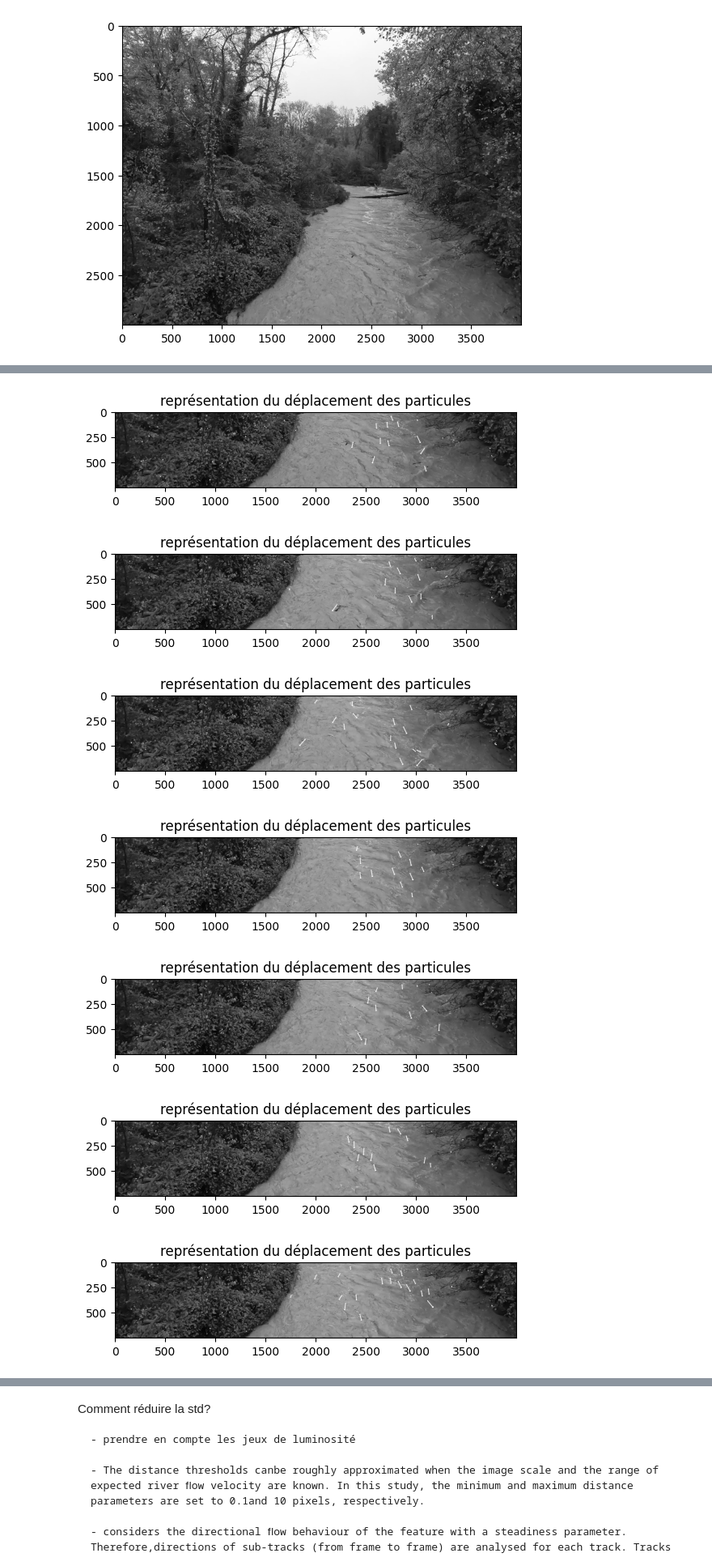
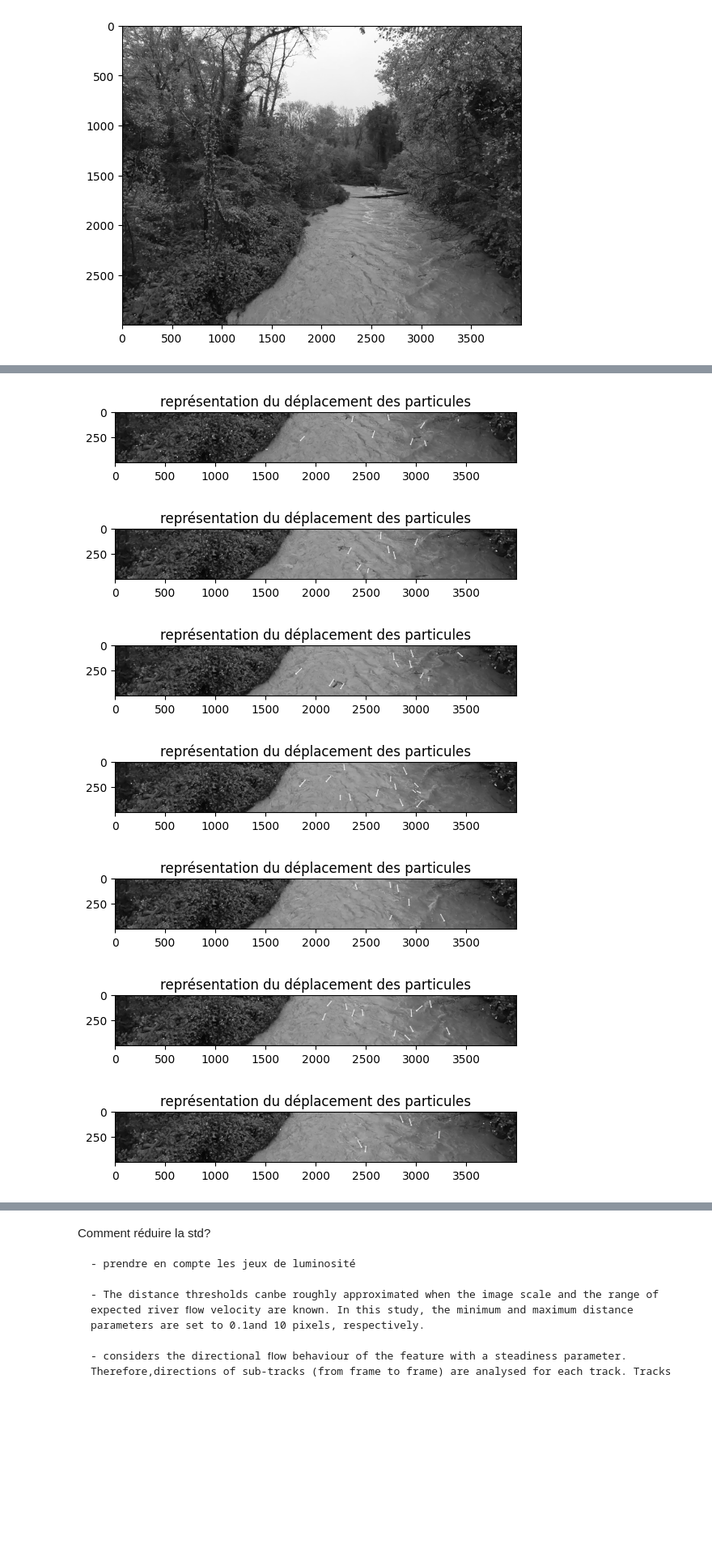
Before and after one commit to rosa-github/Design-Project, a Jupyter notebook: tracking_v2.ipynb, the cells around one changed output, grey strips where cells are left out. Shown at 81% size. Drawn from its saved outputs; the diff is of its cells as text; code cells hidden in the pictures; blank space fills up the shorter version.

```diff
--- a/tracking_v2.ipynb
+++ b/tracking_v2.ipynb
@@ -48,7 +48,7 @@ plt.imshow(image, cmap='gray')
 [figure]
 # %%
 # Define the y-axis range
-start_y = 2000
+start_y = 2250
 end_y = 2750
 
 # define the x-axis range
@@ -100,17 +100 @@ plt.imshow(img_circles, cmap='gray'),plt.show()
 (<matplotlib.image.AxesImage at 0x...>, None)
-# %%
-nb_points = 45
-def keypoint(nb_points, image):
-    corners = cv2.goodFeaturesToTrack(image, nb_points,0.1,70)
-    corners = np.intp(corners)
-    return corners # les paires de coordonnées de chaque keypoints
-
-corners = keypoint(nb_points, dx_stripes[0])
-
-img_circles = dx_stripes[0].copy()
-
-for i in corners:
- x,y = i.ravel()
- cv2.circle(img_circles,(x,y),3,255,-1)
-
-plt.imshow(img_circles, cmap='gray'),plt.show()
@@ -141,9 +122,9 @@ def tracking(x0,y0,image, NCC):
 ### celui de sub 5
 
 stats = pd.DataFrame()
-
+img_list=[]
 for img_nb in range(0, len(dx_stripes)):
-    if img_nb % 30 == 0 and img_nb + 13 < len(dx_stripes): # la deuxieme condition est nécessaire pour pouvoir analyser les images jusqu'à la fin de la video
+    if img_nb % 20 == 0 and img_nb + 13 < len(dx_stripes): # la deuxieme condition est nécessaire pour pouvoir analyser les images jusqu'à la fin de la video
         corners = keypoint(nb_points, dx_stripes[img_nb])
         coord_track = corners[:,:2].reshape(-1, 2)
         displacement = np.zeros((len(corners),12,2))
@@ -175,37 +156,38 @@ for img_nb in range(0, len(dx_stripes)):
                 intensity = np.nan
             else:
                 angle = np.arctan((x1-x0)/(y1-y0))
                 intensity = np.sqrt((x1-x0)*(x1-x0) + (y1-y0)*(y1-y0))
 
             direction = np.append(direction, angle)
             length= np.append(length, intensity)
 
             # représente les vecteurs sur les images
             cv2.circle(img_circles,(int(x0),int(y0)),5,255,-1)
             cv2.circle(img_circles,(int(x1),int(y1)),5,(70,255,212),-1)
             cv2.arrowedLine(img_circles, (int(x0),int(y0)), (int(x1),int(y1)), 255, 6)
 
         x0 = displacement[:, 0, 0]
         y0 = displacement[:, 0, 1]
         x1 = displacement[:, 11, 0]
         y1 = displacement[:, 11, 1]
 
         stats_temp = pd.DataFrame({
             'x0': x0,
             'y0': y0,
             'x1': x1,
             'y1': y1,
             'direction': direction,
             'length': length
         })
         stats = pd.concat([stats, stats_temp], ignore_index=True)
         plt.title('représentation du déplacement des particules')
         plt.imshow(img_circles, cmap = 'gray'),plt.show()
+        img_list.append(img_circles)
 # %% [output]
-[figure, old version]
+[figure, new version]
-[figure, old version]
+[figure, new version]
-[figure, old version]
+[figure, new version]
-[figure, old version]
+[figure, new version]
-[figure, old version]
+[figure, new version]
-[figure, old version]
+[figure, new version]
-[figure, old version]
+[figure, new version]
```
Also changed, not shown: parts of 13 cells of this notebook, 4 other files.
